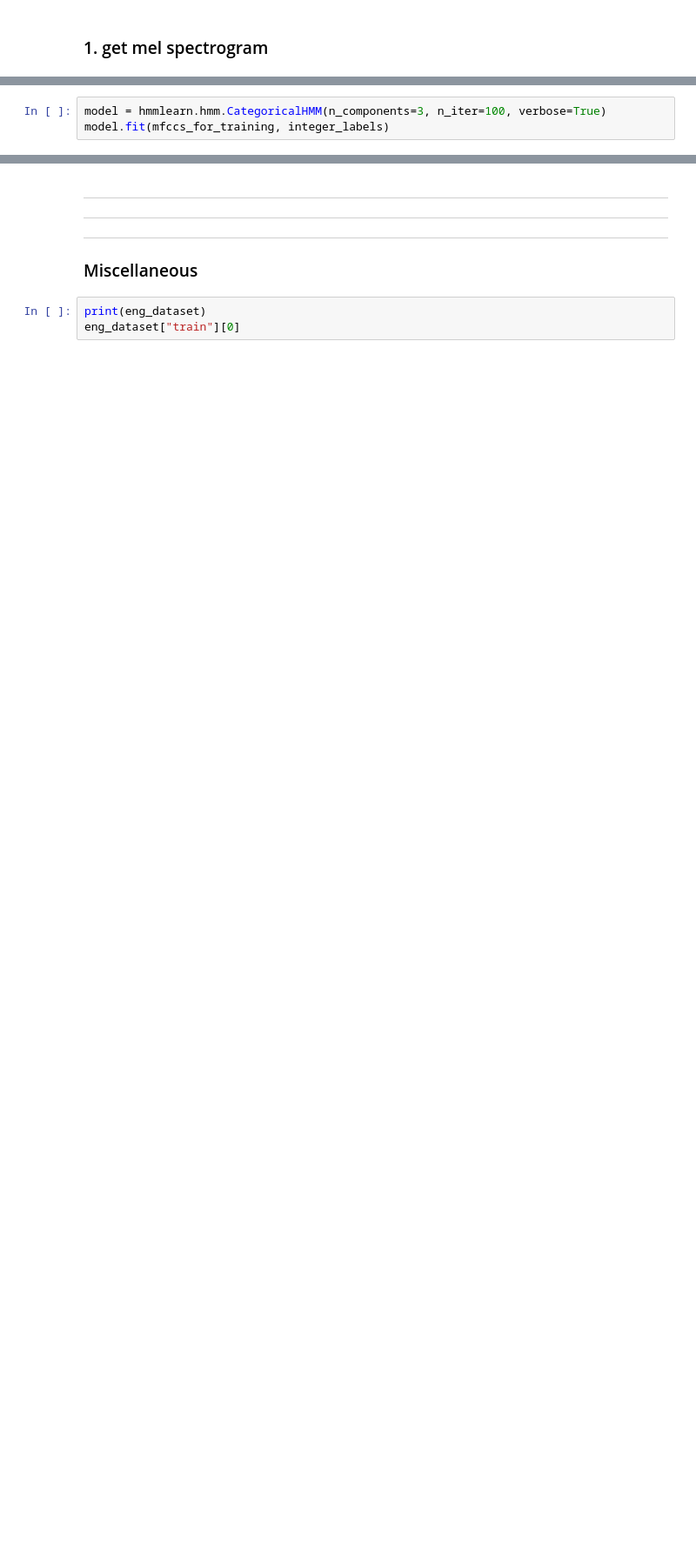
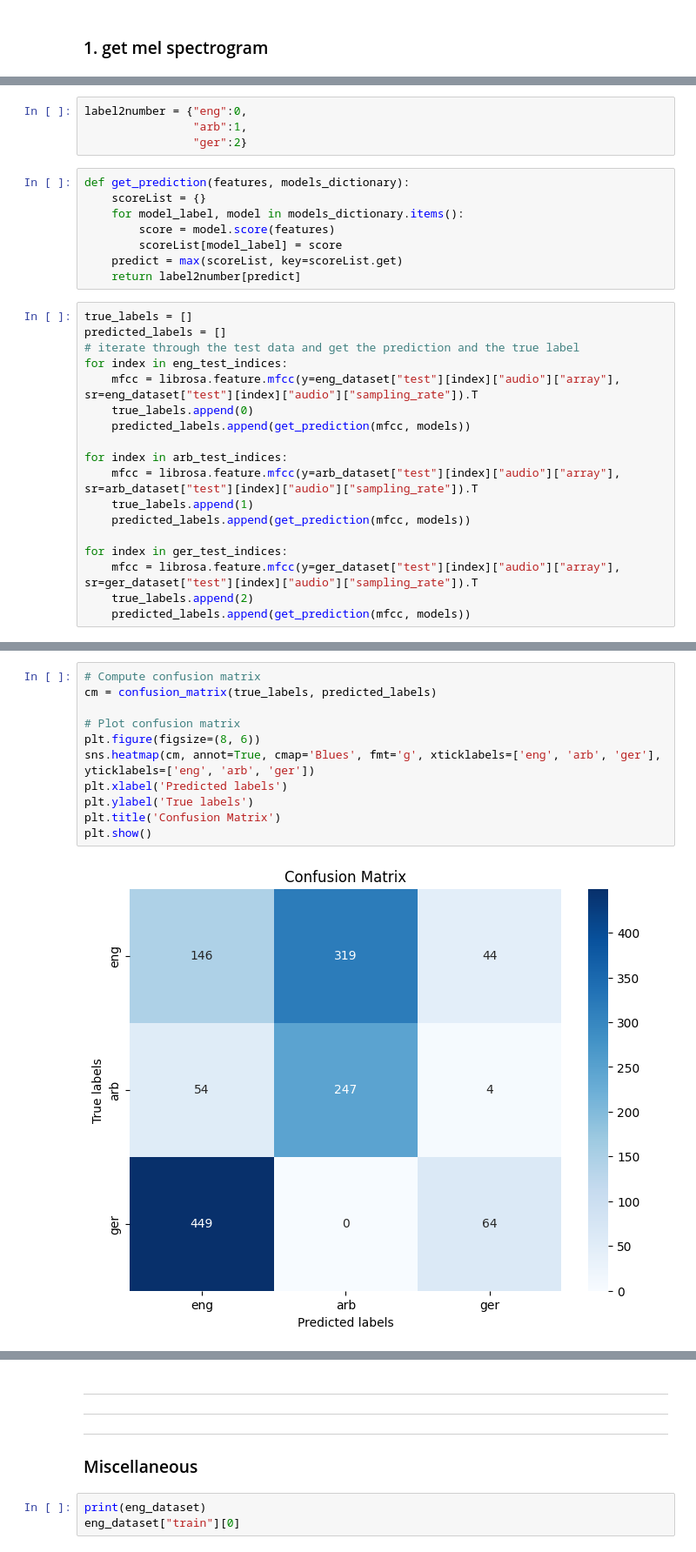
Before and after one commit to Zakaria-Madkour/Selected, a Jupyter notebook: notebook.ipynb, the cells around one changed output, grey strips where cells are left out. Shown at 87% size. Saved outputs shown, nothing was run; the diff lists cells and outputs as text; blank space fills up the shorter version.

```diff
--- a/notebook.ipynb
+++ b/notebook.ipynb
@@ -204,3 +220,0 @@ for language, mfccs_list in mfccs.items():
-# %%
-model = hmmlearn.hmm.CategoricalHMM(n_components=3, n_iter=100, verbose=True)
-model.fit(mfccs_for_training, integer_labels)
@@ -215,0 +243,30 @@ The score of the model can be calculated by the score() method.
+# %%
+label2number = {"eng":0,
+                "arb":1,
+                "ger":2}
+# %%
+def get_prediction(features, models_dictionary):
+    scoreList = {}
+    for model_label, model in models_dictionary.items():
+        score = model.score(features)
+        scoreList[model_label] = score
+    predict = max(scoreList, key=scoreList.get)
+    return label2number[predict]
+# %%
+true_labels = []
+predicted_labels = []
+# iterate through the test data and get the prediction and the true label
+for index in eng_test_indices:
+    mfcc = librosa.feature.mfcc(y=eng_dataset["test"][index]["audio"]["array"], sr=eng_dataset["test"][index]["audio"]["sampling_rate"]).T
+    true_labels.append(0)
+    predicted_labels.append(get_prediction(mfcc, models))
+
+for index in arb_test_indices:
+    mfcc = librosa.feature.mfcc(y=arb_dataset["test"][index]["audio"]["array"], sr=arb_dataset["test"][index]["audio"]["sampling_rate"]).T
+    true_labels.append(1)
+    predicted_labels.append(get_prediction(mfcc, models))
+
+for index in ger_test_indices:
+    mfcc = librosa.feature.mfcc(y=ger_dataset["test"][index]["audio"]["array"], sr=ger_dataset["test"][index]["audio"]["sampling_rate"]).T
+    true_labels.append(2)
+    predicted_labels.append(get_prediction(mfcc, models))
@@ -215,0 +283,13 @@ The score of the model can be calculated by the score() method.
+# %%
+# Compute confusion matrix
+cm = confusion_matrix(true_labels, predicted_labels)
+
+# Plot confusion matrix
+plt.figure(figsize=(8, 6))
+sns.heatmap(cm, annot=True, cmap='Blues', fmt='g', xticklabels=['eng', 'arb', 'ger'], yticklabels=['eng', 'arb', 'ger'])
+plt.xlabel('Predicted labels')
+plt.ylabel('True labels')
+plt.title('Confusion Matrix')
+plt.show()
+# %% [output]
+[figure, added]
```
Also changed, not shown: parts of 23 cells of this notebook, 3 other files.
